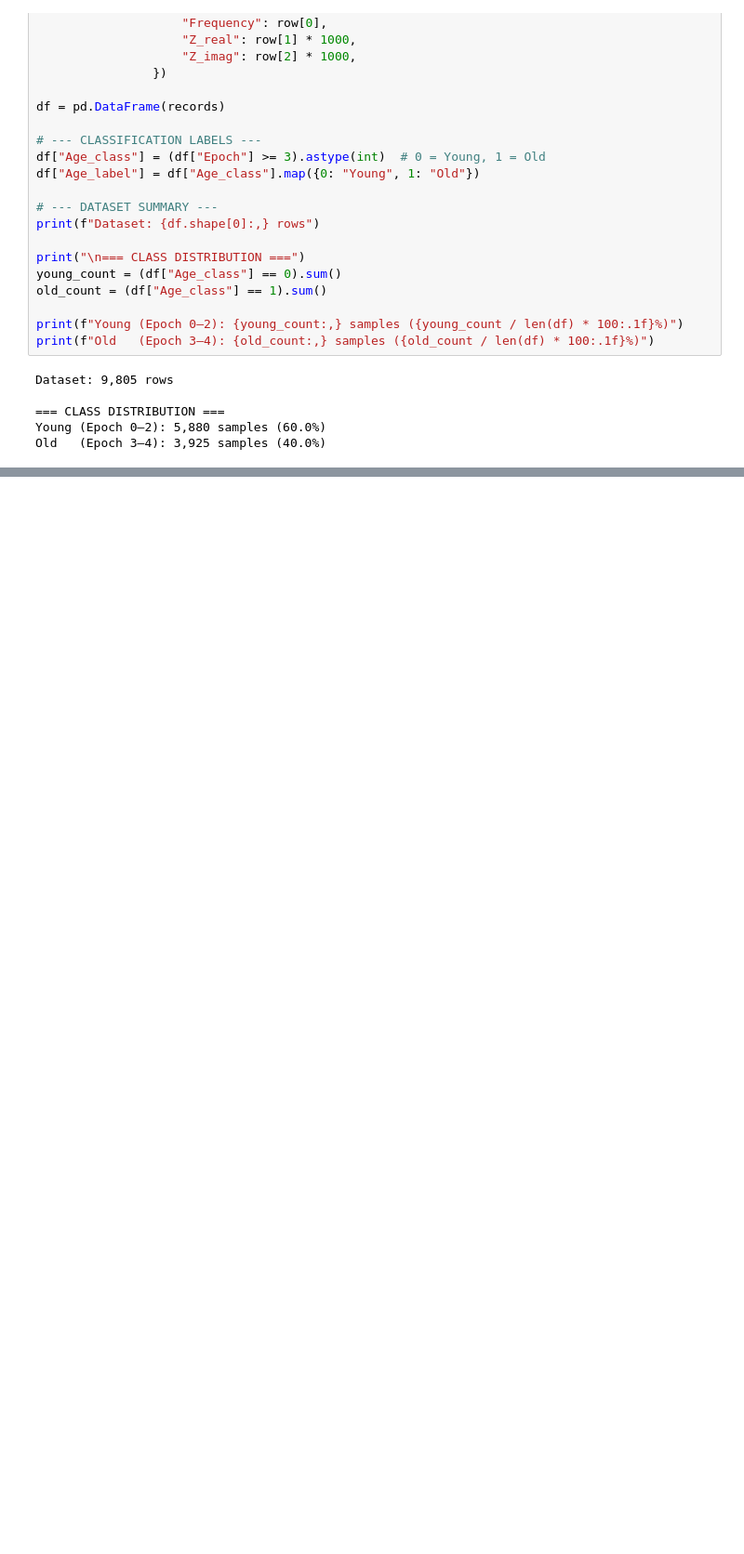
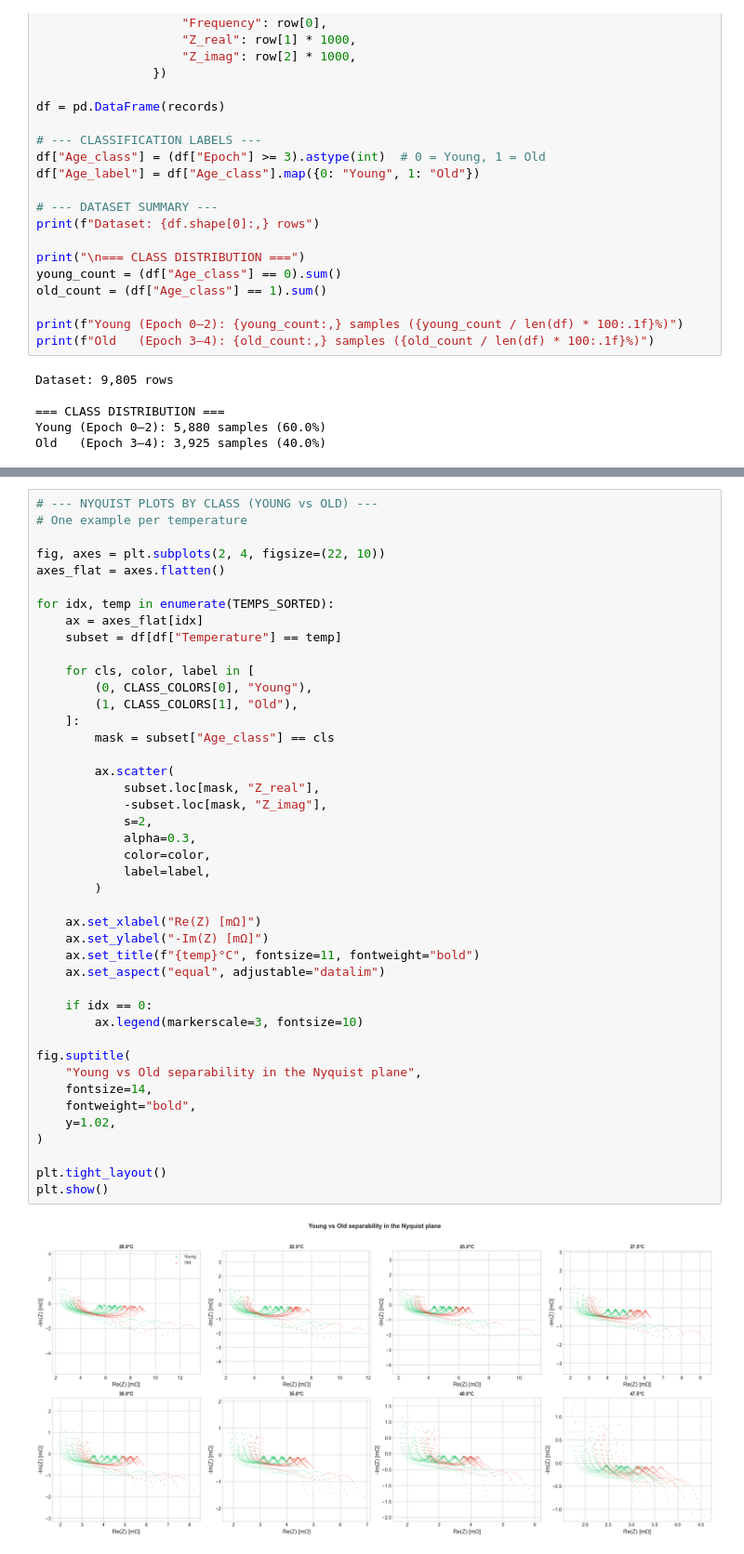
Before and after one commit to marcosoldani/ml_LiBs_project, a Jupyter notebook: notebooks/2_ClassificationAges.ipynb, the cells around one changed output, grey strips where cells are left out. Shown at 93% size. Saved outputs shown, nothing was run; the diff lists cells and outputs as text; blank space fills up the shorter version.

Commit message:
ADDED: EDA for Classification Problem (Young vs Old)

```diff
--- a/notebooks/2_ClassificationAges.ipynb
+++ b/notebooks/2_ClassificationAges.ipynb
@@ -192,0 +196,45 @@ Old   (Epoch 3–4): 3,925 samples (40.0%)
+# %%
+# --- NYQUIST PLOTS BY CLASS (YOUNG vs OLD) ---
+# One example per temperature
+
+fig, axes = plt.subplots(2, 4, figsize=(22, 10))
+axes_flat = axes.flatten()
+
+for idx, temp in enumerate(TEMPS_SORTED):
+    ax = axes_flat[idx]
+    subset = df[df["Temperature"] == temp]
+
+    for cls, color, label in [
+        (0, CLASS_COLORS[0], "Young"),
+        (1, CLASS_COLORS[1], "Old"),
+    ]:
+        mask = subset["Age_class"] == cls
+
+        ax.scatter(
+            subset.loc[mask, "Z_real"],
+            -subset.loc[mask, "Z_imag"],
+            s=2,
+            alpha=0.3,
+            color=color,
+            label=label,
+        )
+
+    ax.set_xlabel("Re(Z) [mΩ]")
+    ax.set_ylabel("-Im(Z) [mΩ]")
+    ax.set_title(f"{temp}°C", fontsize=11, fontweight="bold")
+    ax.set_aspect("equal", adjustable="datalim")
+
+    if idx == 0:
+        ax.legend(markerscale=3, fontsize=10)
+
+fig.suptitle(
+    "Young vs Old separability in the Nyquist plane",
+    fontsize=14,
+    fontweight="bold",
+    y=1.02,
+)
+
+plt.tight_layout()
+plt.show()
+# %% [output]
+[figure, added]
```
Also changed, not shown: parts of 3 cells of this notebook.
